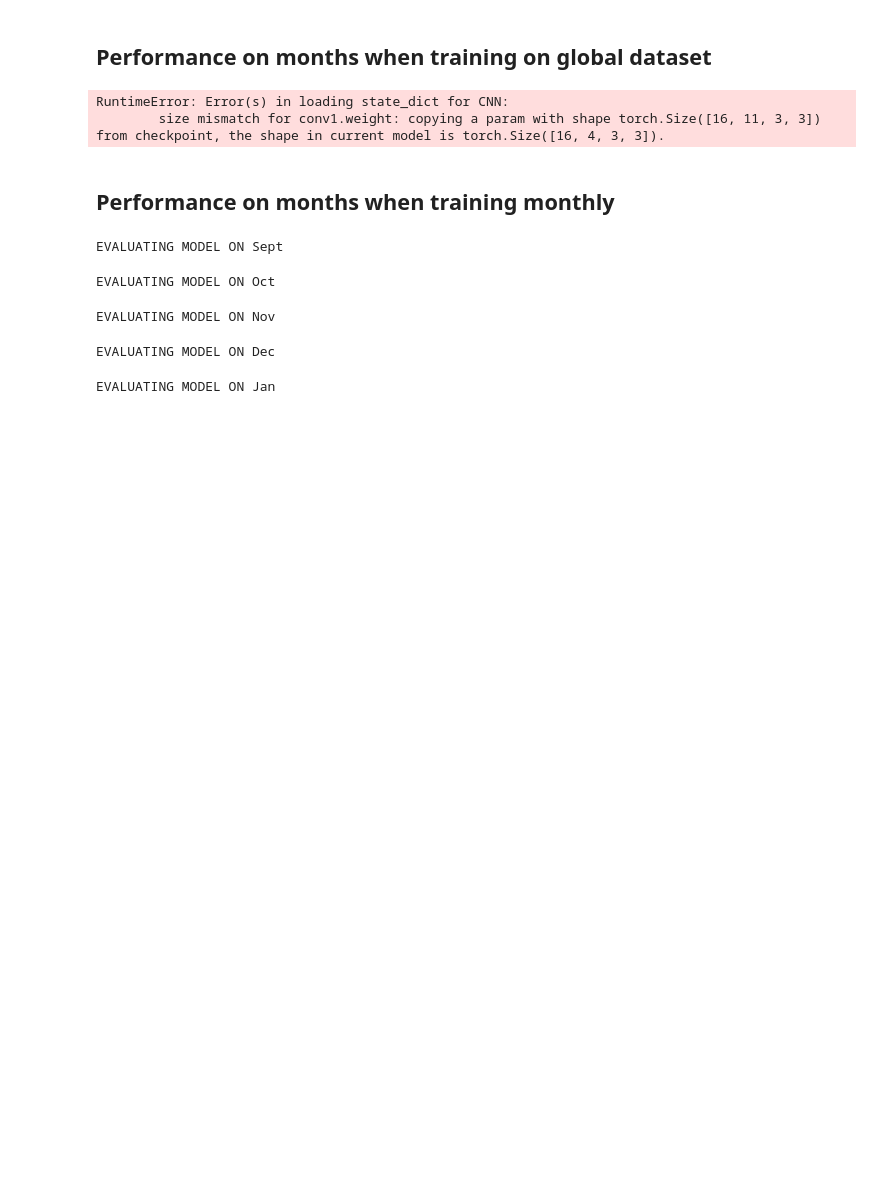
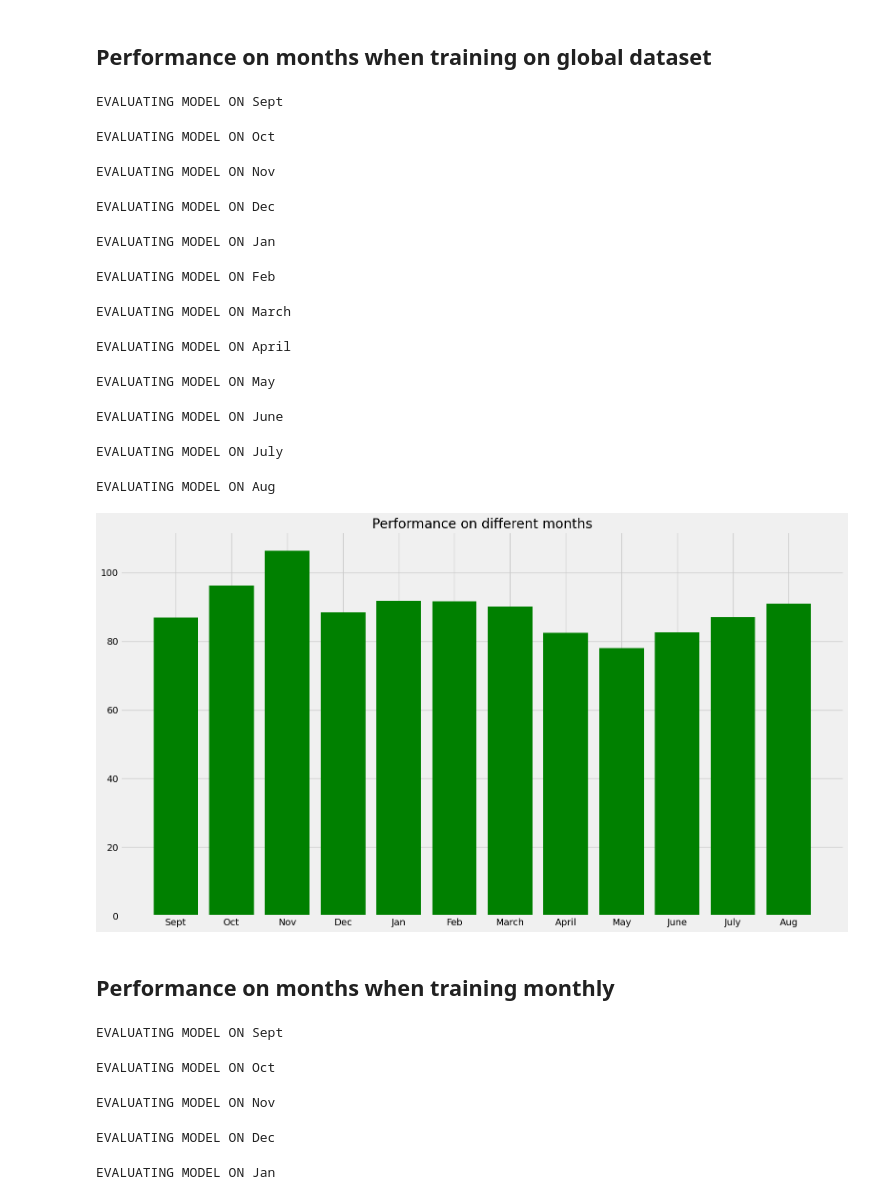
Before and after one commit to DueViktor/geospatial-DS-exam, a Jupyter notebook: presentation_notebook.ipynb, the cells around one changed output. Cells and saved outputs as stored; diff of their text form; code cells hidden in the pictures; blank space fills up the shorter version.

```diff
--- a/presentation_notebook.ipynb
+++ b/presentation_notebook.ipynb
@@ -21,16 +31,27 @@ pt.plot_best_config(satellite_dir)
 ## Performance on months when training on global dataset
 # %%
 # create subsets
-pt.create_monthly_datasets()
+# pt.create_monthly_datasets()
 
 # load model
 model = pt.get_model_from_path(satellite_dir)
 # model.eval()
 
 pt.evaluate_monthly(model)
 # %% [output]
-RuntimeError: Error(s) in loading state_dict for CNN:
-        size mismatch for conv1.weight: copying a param with shape torch.Size([16, 11, 3, 3]) from checkpoint, the shape in current model is torch.Size([16, 4, 3, 3]).
+EVALUATING MODEL ON Sept
+EVALUATING MODEL ON Oct
+EVALUATING MODEL ON Nov
+EVALUATING MODEL ON Dec
+EVALUATING MODEL ON Jan
+EVALUATING MODEL ON Feb
+EVALUATING MODEL ON March
+EVALUATING MODEL ON April
+EVALUATING MODEL ON May
+EVALUATING MODEL ON June
+EVALUATING MODEL ON July
+EVALUATING MODEL ON Aug
+[figure, added]
 # %% [markdown]
 ## Performance on months when training monthly
 # %%
```
Also changed, not shown: parts of 10 cells of this notebook, 17 other files.
